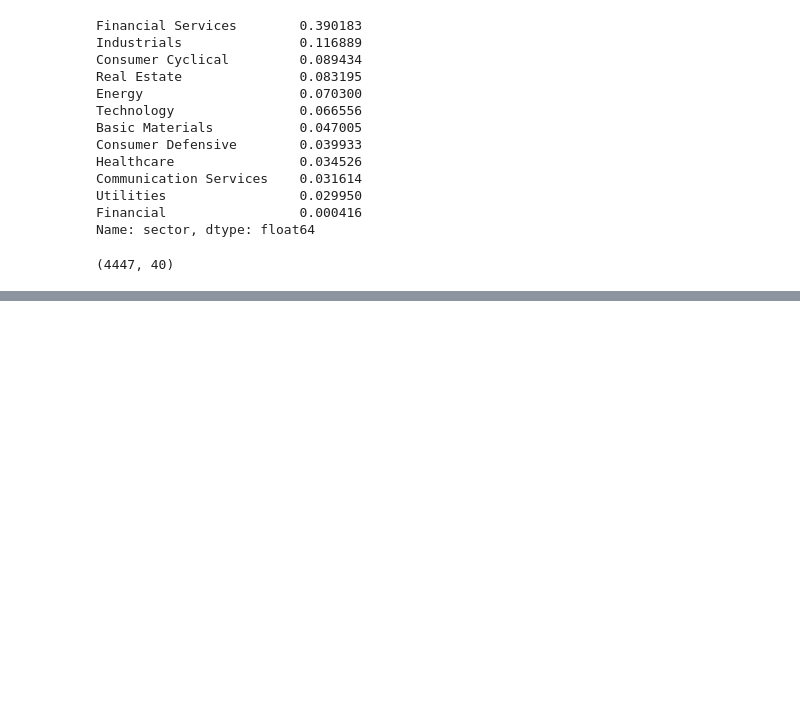
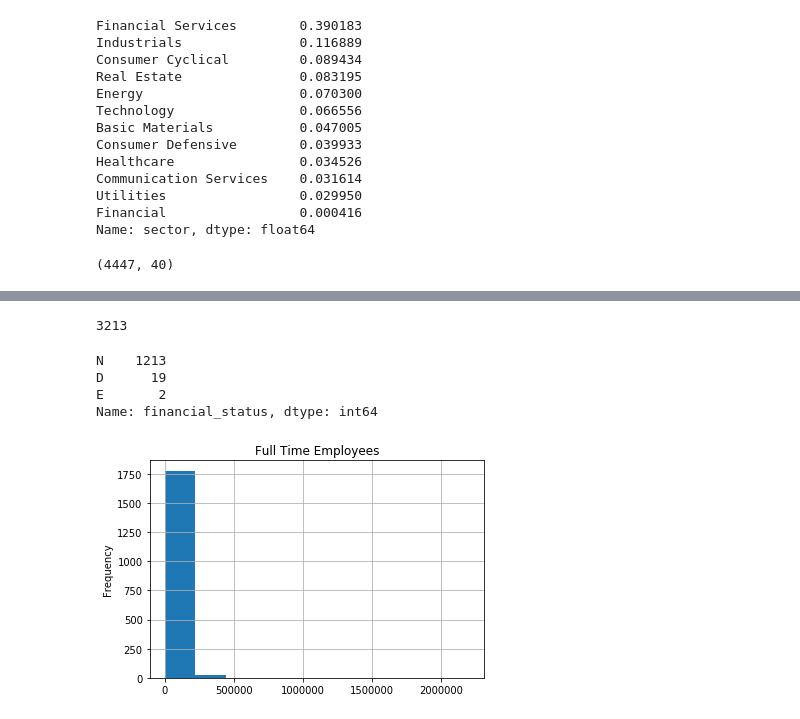
Before and after one commit to ipatel467/Stock-Market-Analysis, a Jupyter notebook: Stocks.ipynb, the cells around one changed output, grey strips where cells are left out. Saved outputs shown, nothing was run; the diff lists cells and outputs as text; code cells hidden in the pictures; blank space fills up the shorter version.

```diff
--- a/Stocks.ipynb
+++ b/Stocks.ipynb
@@ -172,0 +210,2 @@ full_fin_stocks_df['bidSize'].hist()
+# %%
+full_fin_stocks_df = full_fin_stocks_df.drop('revenueQuarterlyGrowth',axis=1)
@@ -172,0 +222,18 @@ full_fin_stocks_df['bidSize'].hist()
+# %%
+# See the total number null values in finacial staus
+full_fin_stocks_df['financial_status'].isna().sum()
+# %% [output]
+3213
+# %%
+full_fin_stocks_df['financial_status'].value_counts()
+# %% [output]
+N    1213
+D      19
+E       2
+Name: financial_status, dtype: int64
+# %%
+full_fin_stocks_df['fullTimeEmployees'].hist();
+plt.title('Full Time Employees');
+plt.ylabel('Frequency');
+# %% [output]
+[figure, added]
```
Also changed, not shown: parts of 12 cells of this notebook.
